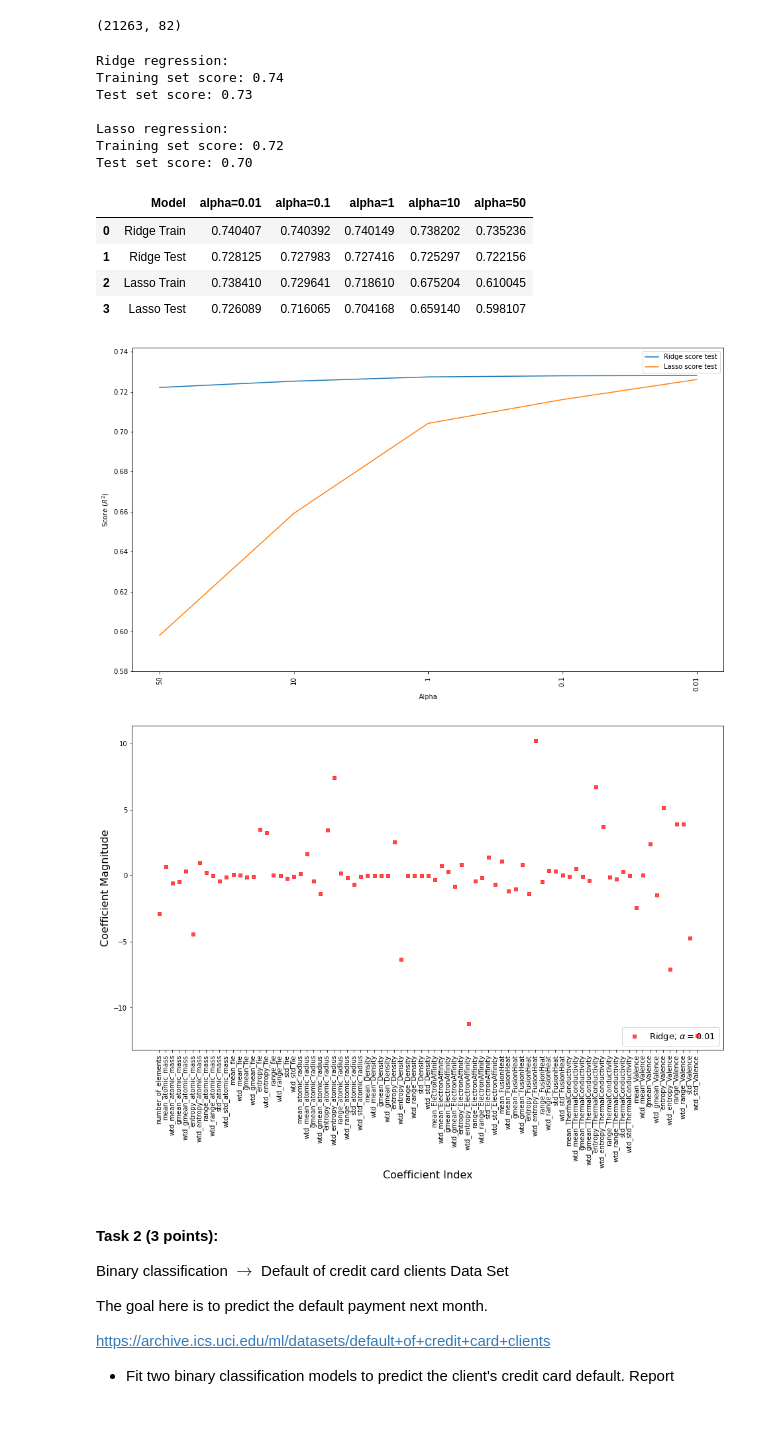
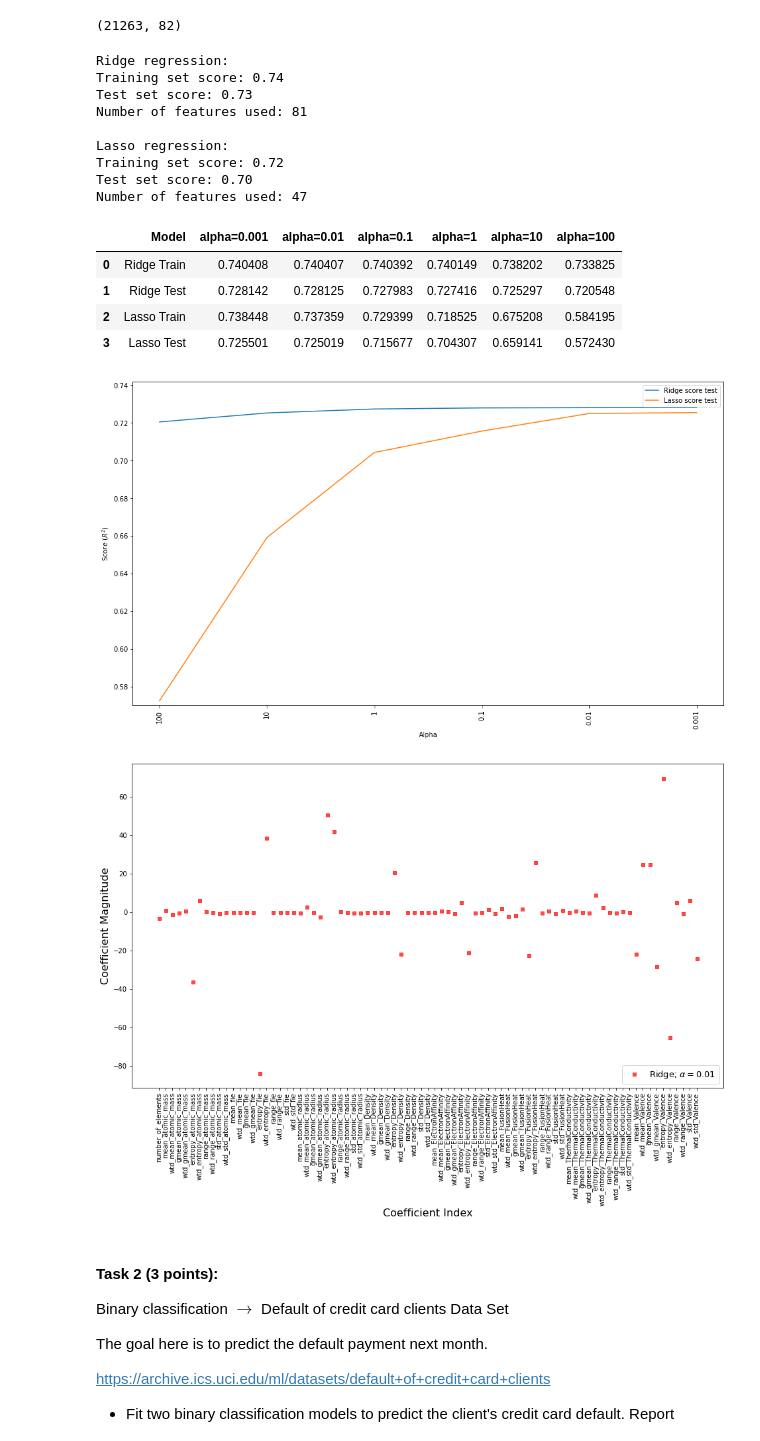
Before and after one commit to martinel-UAS/projects, a Jupyter notebook: Assignment_1/Assignment_1.ipynb, the cells around one changed output. Saved outputs shown, nothing was run; the diff lists cells and outputs as text; code cells hidden in the pictures; blank space fills up the shorter version.

```diff
--- a/Assignment_1/Assignment_1.ipynb
+++ b/Assignment_1/Assignment_1.ipynb
@@ -44,26 +44,30 @@ X_train, X_test, y_train, y_test = train_test_split(X,y, test_size=0.3, random_s
 # %%
 # Fit two regression models to predict the critical temperature. Report the score with the default parameters of each model
 ridge_reg = Ridge().fit(X_train, y_train)
-lasso_reg = Lasso(max_iter=100000).fit(X_train, y_train)
+lasso_reg = Lasso().fit(X_train, y_train)
 
 print("Ridge regression:")
 print("Training set score: {:.2f}".format(ridge_reg.score(X_train, y_train)))
-print("Test set score: {:.2f}\n".format(ridge_reg.score(X_test, y_test)))
+print("Test set score: {:.2f}".format(ridge_reg.score(X_test, y_test)))
+print("Number of features used: {}\n".format(np.sum(ridge_reg.coef_ != 0)))
 
 print("Lasso regression:")
 print("Training set score: {:.2f}".format(lasso_reg.score(X_train, y_train)))
 print("Test set score: {:.2f}".format(lasso_reg.score(X_test, y_test)))
+print("Number of features used: {}".format(np.sum(lasso_reg.coef_ != 0)))
 # %% [output]
 Ridge regression:
 Training set score: 0.74
 Test set score: 0.73
+Number of features used: 81
 
 Lasso regression:
 Training set score: 0.72
 Test set score: 0.70
+Number of features used: 47
 # %%
 # Perform a simple manual optimization for one of the default parameters (at least 5 different values)
-alphas = [0.01, 0.1, 1, 10, 50]
+alphas = [0.001,0.01,0.1,1,10,100]
 models = ["Ridge Train", "Ridge Test", "Lasso Train", "Lasso Test"]
 
 ridge_score_train = []
@@ -77,7 +81,7 @@ r2_dataset["Model"] = models
 for alpha in alphas:
 
     ridge_reg = Ridge(alpha=alpha).fit(X_train, y_train)
-    lasso_reg = Lasso(alpha=alpha, max_iter=100000).fit(X_train, y_train)
+    lasso_reg = Lasso(alpha=alpha).fit(X_train, y_train)
 
     ridge_score_train.append(ridge_reg.score(X_train, y_train))
     ridge_score_test.append(ridge_reg.score(X_test, y_test))
@@ -94,29 +98,31 @@ for alpha in alphas:
 
 r2_dataset
 # %% [output]
-|  | Model | alpha=0.01 | alpha=0.1 | alpha=1 | alpha=10 | alpha=50 |
-| 0 | Ridge Train | 0.740407 | 0.740392 | 0.740149 | 0.738202 | 0.735236 |
-| 1 | Ridge Test | 0.728125 | 0.727983 | 0.727416 | 0.725297 | 0.722156 |
-| 2 | Lasso Train | 0.738410 | 0.729641 | 0.718610 | 0.675204 | 0.610045 |
-| 3 | Lasso Test | 0.726089 | 0.716065 | 0.704168 | 0.659140 | 0.598107 |
+|  | Model | alpha=0.001 | alpha=0.01 | alpha=0.1 | alpha=1 | alpha=10 | alpha=100 |
+| 0 | Ridge Train | 0.740408 | 0.740407 | 0.740392 | 0.740149 | 0.738202 | 0.733825 |
+| 1 | Ridge Test | 0.728142 | 0.728125 | 0.727983 | 0.727416 | 0.725297 | 0.720548 |
+| 2 | Lasso Train | 0.738448 | 0.737359 | 0.729399 | 0.718525 | 0.675208 | 0.584195 |
+| 3 | Lasso Test | 0.725501 | 0.725019 | 0.715677 | 0.704307 | 0.659141 | 0.572430 |
 # %%
 # Plot the new obtained score as a function of the chosen parameter
 def plot_score():
     # plt.plot(neighbors_settings, training_accuracy, label="training")
     plt.plot(ridge_score_test, label="Ridge score test")
     plt.plot(lasso_score_test, label="Lasso score test")
     plt.ylabel("Score ($R^2$)")
     plt.xlabel("Alpha")
-    plt.ylim([0.580,0.742])
+    plt.ylim([0.570,0.742])
     plt.xticks(range(len(alphas)), alphas, rotation=90)
     plt.gca().invert_xaxis()
     plt.legend()
 
 plot_score()
 # %% [output]
-[figure, old version]
+[figure, new version]
 # %%
 # Plot the coefficient magnitudes for the best model (Ridge - alpha 0.01)
+ridge_reg = Ridge(alpha=0.01).fit(X_train, y_train)
+
 names = list(X.columns)
 plt.plot(ridge_reg.coef_,alpha=0.7,linestyle='none',marker='s',markersize=5,color='red',label=r'Ridge; $\alpha = 0.01$',zorder=7)
 plt.xlabel('Coefficient Index',fontsize=16)
@@ -125,7 +131,7 @@ plt.xticks(range(len(names)), names, rotation=90)
 plt.legend(fontsize=13,loc=4)
 plt.show()
 # %% [output]
-[figure, old version]
+[figure, new version]
 # %% [markdown]
 #### Task 2 (3 points):
 
```
Also changed, not shown: parts of 4 cells of this notebook.
